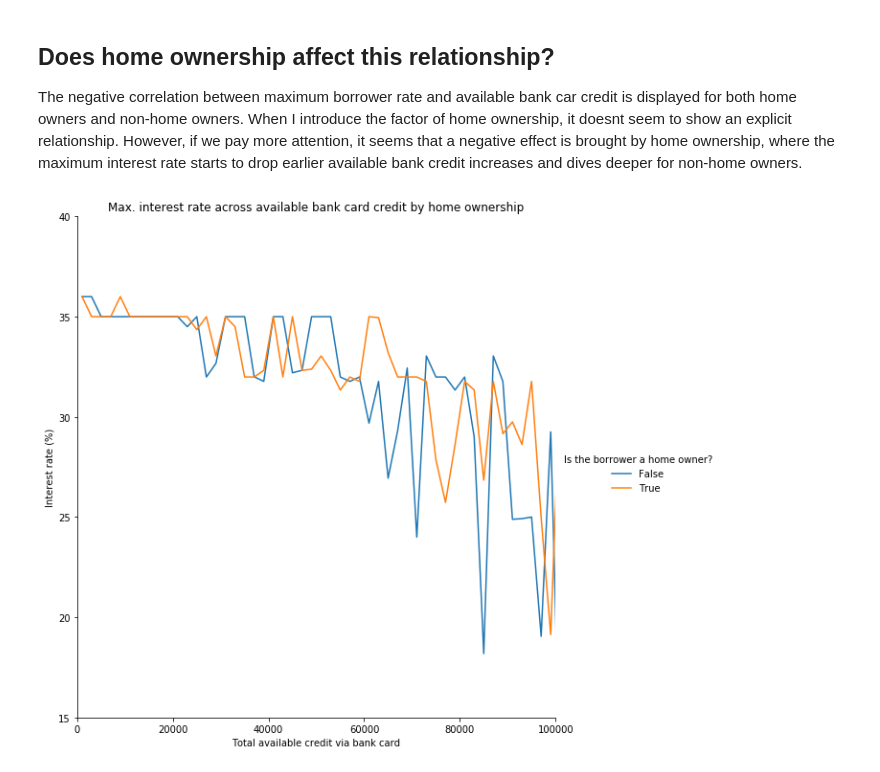
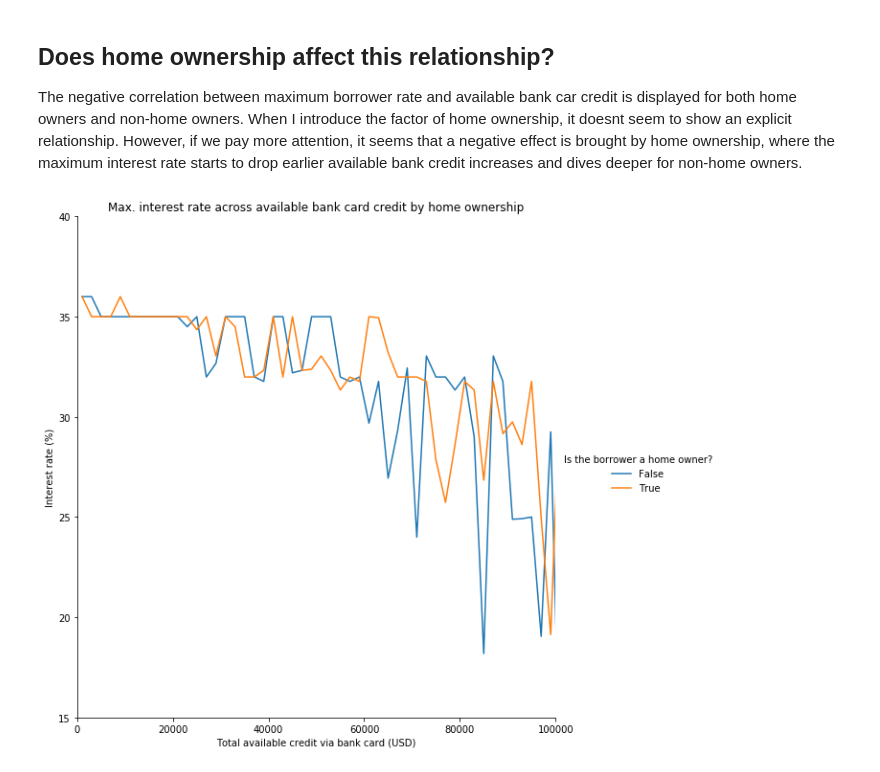
Before and after one commit to Zalon-Wong/Visualizing_Personal_Loan_Data, a Jupyter notebook: slide_deck.ipynb, the cells around one changed output. Cells and saved outputs as stored; diff of their text form; code cells hidden in the pictures.

```diff
--- a/slide_deck.ipynb
+++ b/slide_deck.ipynb
@@ -159,32 +160,32 @@ The negative correlation between maximum borrower rate and available bank car cr
 def mean_poly(x, y, bins=10, **kwargs):
     # set bin edges if none or int specified
     if type(bins) == int:
         bins = np.linspace(x.lim(), x.max(), bins+1)
     bin_centers = (xbin_edges[1:] + xbin_edges[:-1]) / 2
 
     # compute counts
     data_bins = pd.cut(x, bins, right=False, include_lowest=True)
     maxs = y.groupby(data_bins).max()
 
     # create plot
     plt.errorbar(x=bin_centers, y=maxs, **kwargs)
 
 # set bin edges, compute center
 bin_size = 2000
 xbin_edges = np.arange(0, ploan.StatedMonthlyIncome.max()+bin_size, bin_size)
 
 g = sb.FacetGrid(data=ploan, hue='IsBorrowerHomeowner', size=8)
 g.map(mean_poly, 'AvailableBankcardCredit', 'BorrowerRate', bins=xbin_edges)
 
 plt.xlim(0,100000)
 plt.ylim(0.15, .4)
 plt.title('Max. interest rate across available bank card credit by home ownership')
-plt.xlabel('Total available credit via bank card')
+plt.xlabel('Total available credit via bank card (USD)')
 plt.ylabel('Interest rate (%)')
 
 yticklocs = [ 0.15, 0.2, 0.25, 0.3, 0.35, 0.4]
 ytickmarks = [ 15, 20, 25, 30, 35, 40]
 plt.yticks(yticklocs, ytickmarks );
 g.add_legend(title='Is the borrower a home owner?');
 # %% [output]
-[figure, old version]
+[figure, new version]
```
Also changed, not shown: parts of 5 cells of this notebook.
